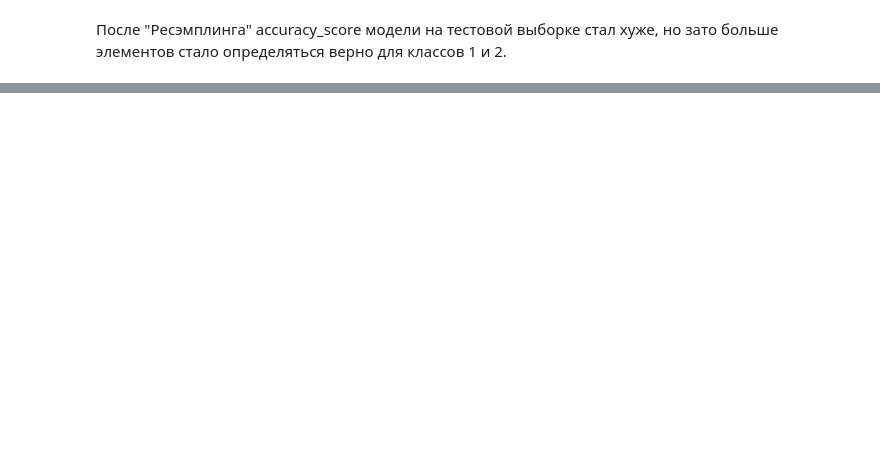
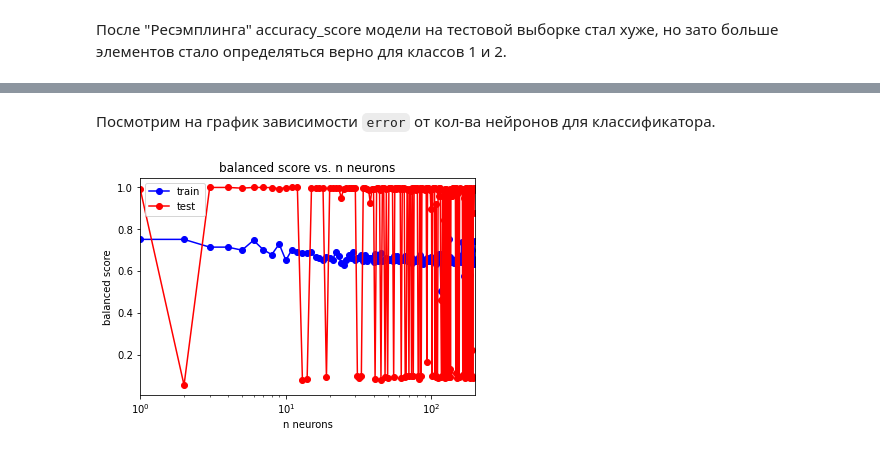
Before and after one commit to Step2Victory/Machine-Learning, a Jupyter notebook: notebook.ipynb, the cells around one changed output, grey strips where cells are left out. Saved outputs shown, nothing was run; the diff lists cells and outputs as text; code cells hidden in the pictures; blank space fills up the shorter version.

```diff
--- a/notebook.ipynb
+++ b/notebook.ipynb
@@ -467,0 +645,6 @@ array([[1545,    9,   41,    2],
+# %% [markdown]
+Посмотрим на график зависимости `error` от кол-ва нейронов для классификатора.
+# %%
+plot_scores(get_train_test_error, X_train, Y_train, layer_sizes, 'hidden_layer_sizes', plot_legend = plot_legend_neurons_err)
+# %% [output]
+[figure, added]
```
Also changed, not shown: parts of 60 cells of this notebook.
